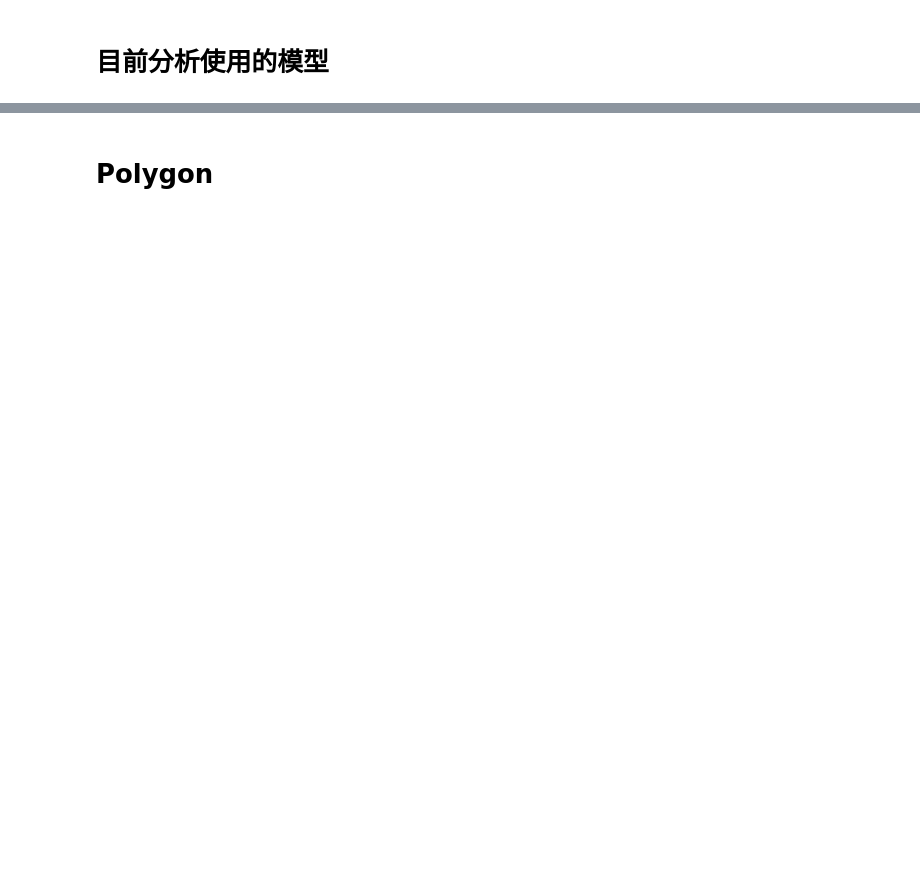
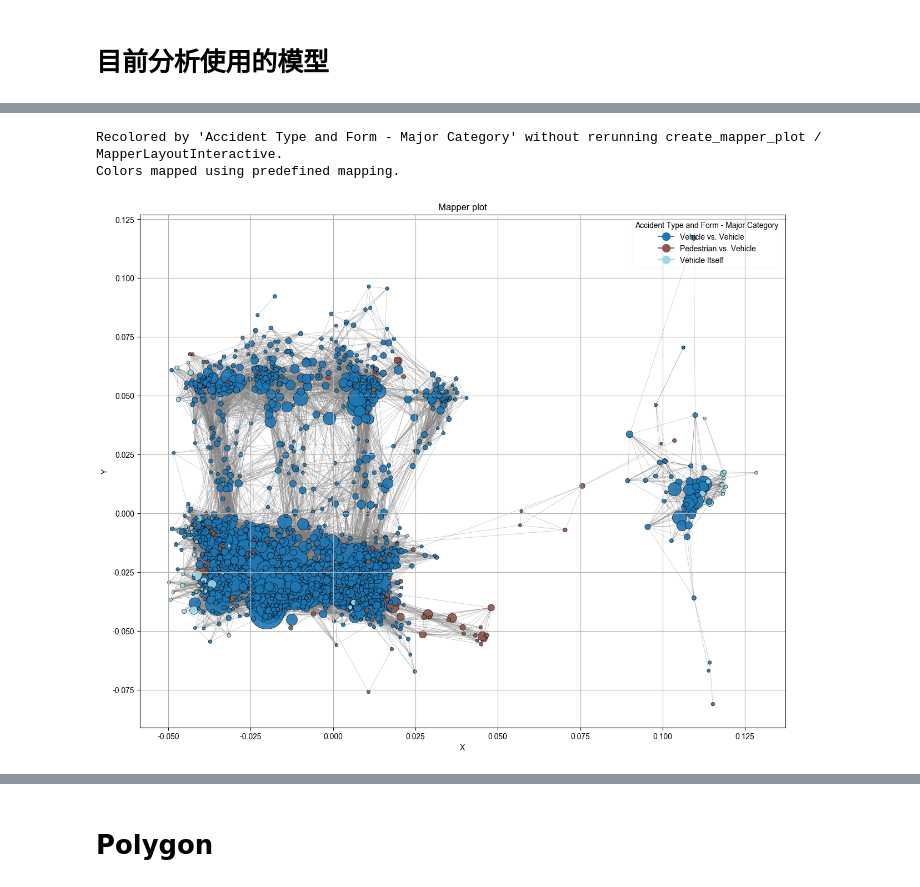
Before and after one commit to kennywang112/TrafficTDApython, a Jupyter notebook: Version4/Car.ipynb, the cells around one changed output, grey strips where cells are left out. Cells and saved outputs as stored; diff of their text form; code cells hidden in the pictures; blank space fills up the shorter version.

```diff
--- a/Version4/Car.ipynb
+++ b/Version4/Car.ipynb
@@ -304,0 +237,9 @@ mapper_plotter.plot(choose, avg=False, set_label=True, size=3000, anchor=1.33)
+# %%
+cat = 'Accident Type and Form - Major Category' # 'Accident Type and Form - Major Category'
+mapper_plotter.recolor(cat, avg=False)
+mapper_plotter.map_colors(cat, size=15, threshold=500)
+mapper_plotter.plot(cat, avg=False, set_label=True, size=3000, anchor=1)
+# %% [output]
+Recolored by 'Accident Type and Form - Major Category' without rerunning create_mapper_plot / MapperLayoutInteractive.
+Colors mapped using predefined mapping.
+[figure, added]
```
Also changed, not shown: parts of 13 cells of this notebook, 33 other files.
